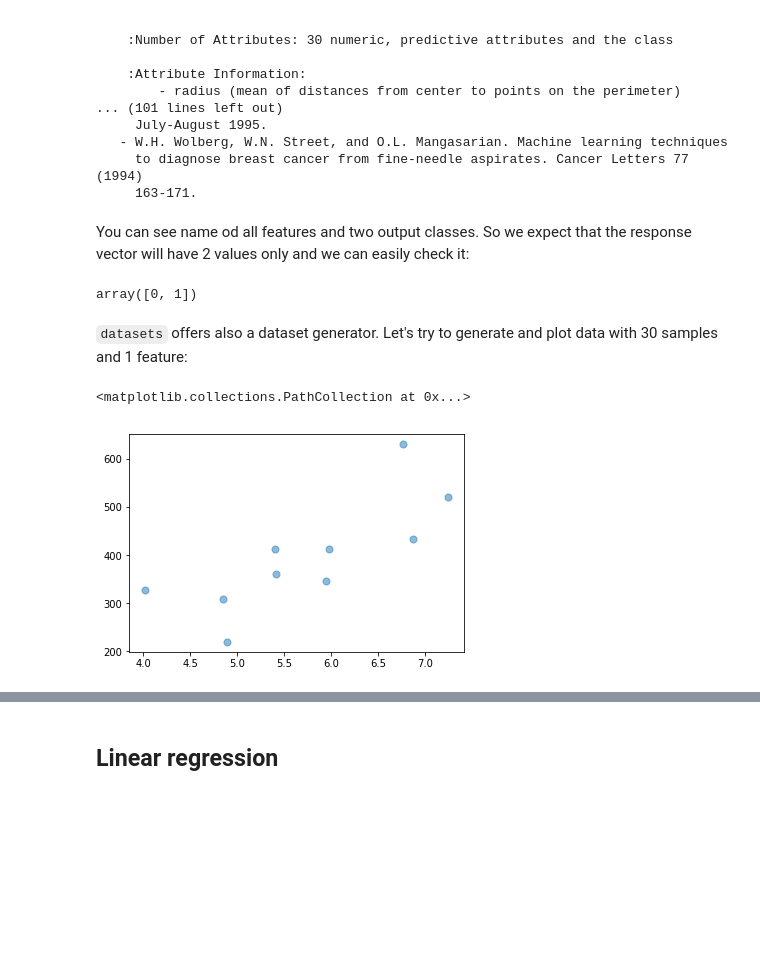
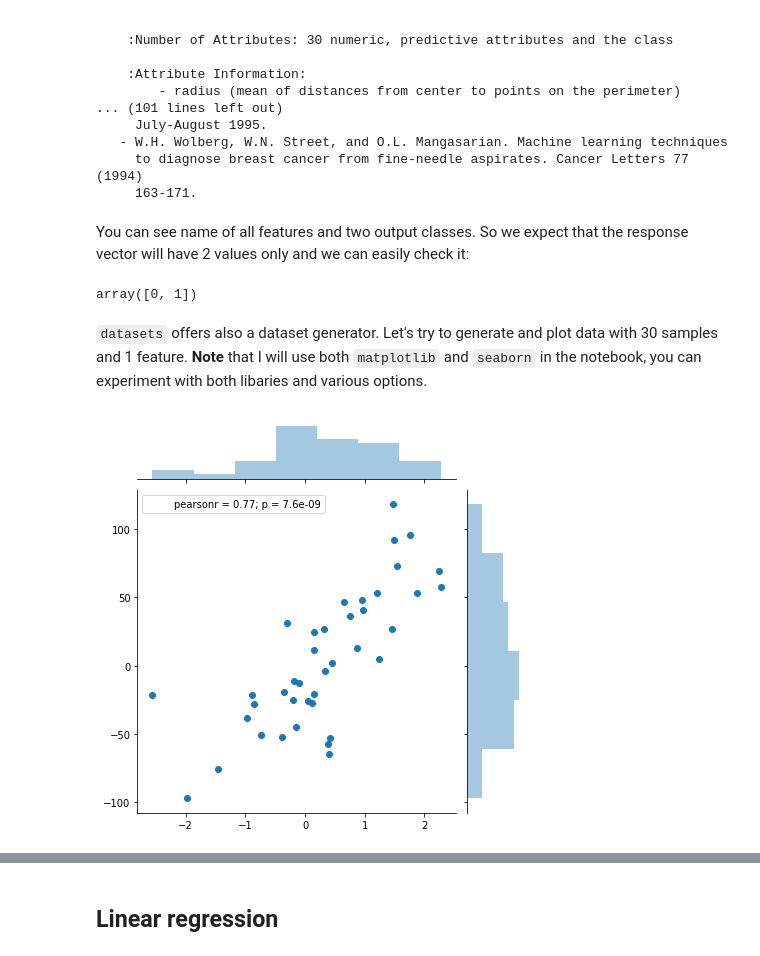
Before and after one commit to neuro-data-science/neuroML, a Jupyter notebook: notebooks/introductory_general.ipynb, the cells around one changed output, grey strips where cells are left out. Saved outputs shown, nothing was run; the diff lists cells and outputs as text; code cells hidden in the pictures; blank space fills up the shorter version.

Commit message:
updating to the container; using extension for exercises (and removed an extra notebook with solutions); using seaborn examples

```diff
--- a/notebooks/introductory_general.ipynb
+++ b/notebooks/introductory_general.ipynb
@@ -62,24 +62,23 @@ Data Set Characteristics:
      to diagnose breast cancer from fine-needle aspirates. Cancer Letters 77 (1994)
      163-171.
 # %% [markdown]
-You can see name od all features and two output classes. So we expect that the response vector will have 2 values only and we can easily check it:
+You can see name of all features and two output classes. So we expect that the response vector will have 2 values only and we can easily check it:
 # %%
 import numpy as np
 np.unique(y_can)
 # %% [output]
 array([0, 1])
 # %% [markdown]
-``datasets`` offers also a dataset generator. Let's try to generate and plot data with 30 samples and 1 feature:
+``datasets`` offers also a dataset generator. Let's try to generate and plot data with 30 samples and 1 feature.
+**Note** that I will use both ``matplotlib`` and ``seaborn`` in the notebook, you can experiment with both libaries and various options.
 # %%
 %matplotlib inline
 import matplotlib.pyplot as plt
+import seaborn as sns
 
-X, y = datasets.make_regression( n_samples=10, n_features=1, n_informative=1, random_state=0, noise=75)
-# just to have positive values only
-X = X + 5
-y = y + 300
+X, y = datasets.make_regression(n_samples=40, n_features=1, n_informative=1, random_state=0, noise=40)
 
-plt.scatter(X[:,0], y, s=50, alpha=0.5)
+# using seaborn you can plot the distributions
+sns.jointplot(x=X[:,0], y=y);
 # %% [output]
-<matplotlib.collections.PathCollection at 0x...>
-[figure, old version]
+[figure, new version]
```
Also changed, not shown: parts of 47 cells of this notebook, 3 other files.
